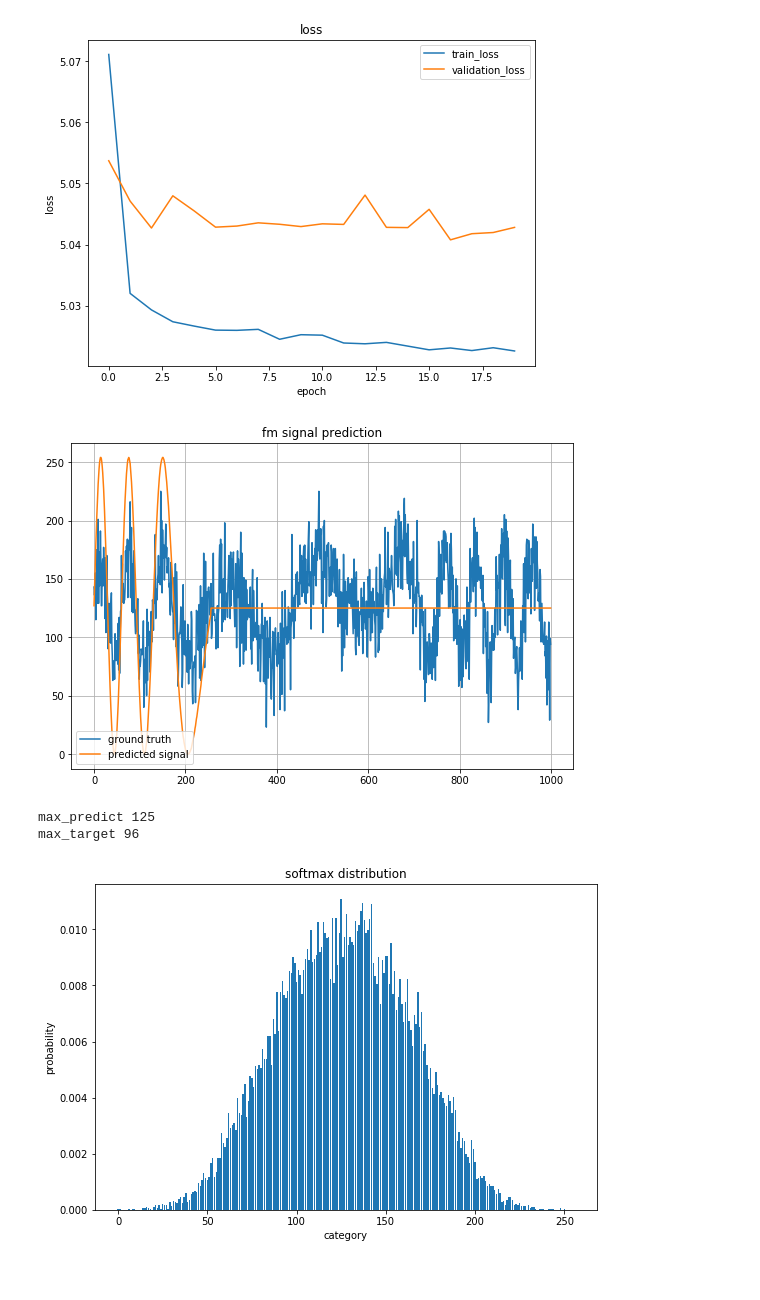
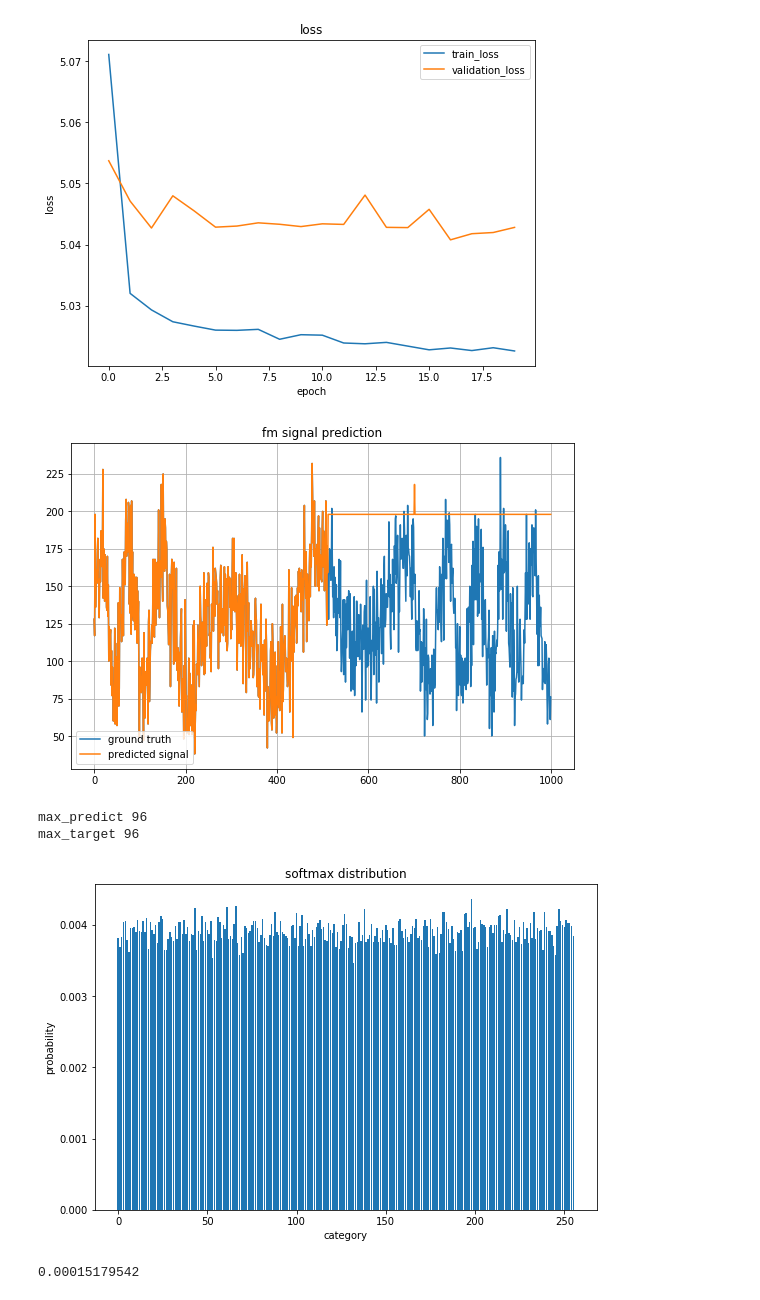
Before and after one commit to cross32768/dilated_conv, a Jupyter notebook: dilated_conv.ipynb, the cells around one changed output. Cells and saved outputs as stored; diff of their text form; code cells hidden in the pictures.

```diff
--- a/dilated_conv.ipynb
+++ b/dilated_conv.ipynb
@@ -47,7 +47,7 @@ def freq_mod(original_signal, f_original, f_carrier, MFD):
     return vm
 # %%
 # 搬送波の周波数250 [Hz], 最大周波数偏移 500 [Hz] (一般的でない値？)
-fm_signal = freq_mod(original_signal, f_original, 250, 500)
+fm_signal = freq_mod(original_signal, f_original, 200, 500)
 print('the number of data point(frequency modulation signal):', len(fm_signal))
 plt.figure(figsize = (9, 6))
 plt.plot(t[:2000], original_signal[:2000], label = 'original signal')
@@ -158,7 +158,7 @@ plt.show()
 # %%
 # 受容野の広さと信号を受け取り、それに応じたデータセットを作成
 # ”受容野の広さ”数分の信号のクラスを入力データ、次の瞬間の信号1つのクラスを出力データとする
-N_reception = 512
+N_reception = 32
 def make_dataset(signal, n_reception):
     X = []
     Y = []
@@ -238,0 +236,10 @@ RuntimeError: invalid argument 2: size '[64 x 16]' is invalid for input with 327
+# %%
+inputs, targets = iter(am_train_loader).next()
+print(inputs.size())
+net = MLP(N_reception, 128, 256)
+pred = net(inputs[12].view(1, N_reception))
+pred = F.softmax(pred)
+print(torch.sum(pred).data)
+pred = pred.view(256)
+plt.bar(range(256), pred.data.numpy())
+plt.show()
@@ -392,7 +414,7 @@ plt.show()
 # fm変調のテスト（未来の波形予測）
 s_point = 0 # 予測を始めるための初期データの開始地点
 n_predict_point = 5000 # 予測するデータ点の数
-data_first = fm_signal_quantized_8bit[s_point : s_point + N_reception]
+data_first = fm_signal_added_whitegauss_quantized_8bit[s_point : s_point + N_reception]
 data_for_pred = np.copy(data_first)
 predicted_data = []
 predicted_distribution = []
@@ -421,18 +443,20 @@ plt.title('fm signal prediction')
 plt.grid()
 plt.show()
 # %% [output]
-[figure, old version]
+[figure, new version]
 # %%
-index = 1000
+index = 100
 plt.figure(figsize = (9,6))
 plt.title('softmax distribution')
 plt.xlabel('category')
 plt.ylabel('probability')
 plt.bar(range(256), predicted_distribution[index].cpu().numpy())
 print('max_predict', predicted_data[index])
 print('max_target', fm_signal_added_whitegauss_quantized_8bit[index])
 plt.show()
+print(np.std(predicted_distribution[index].cpu().numpy()))
 # %% [output]
-max_predict 125
+max_predict 96
 max_target 96
-[figure, old version]
+[figure, new version]
+0.00015179542
```
Also changed, not shown: parts of 10 cells of this notebook.
